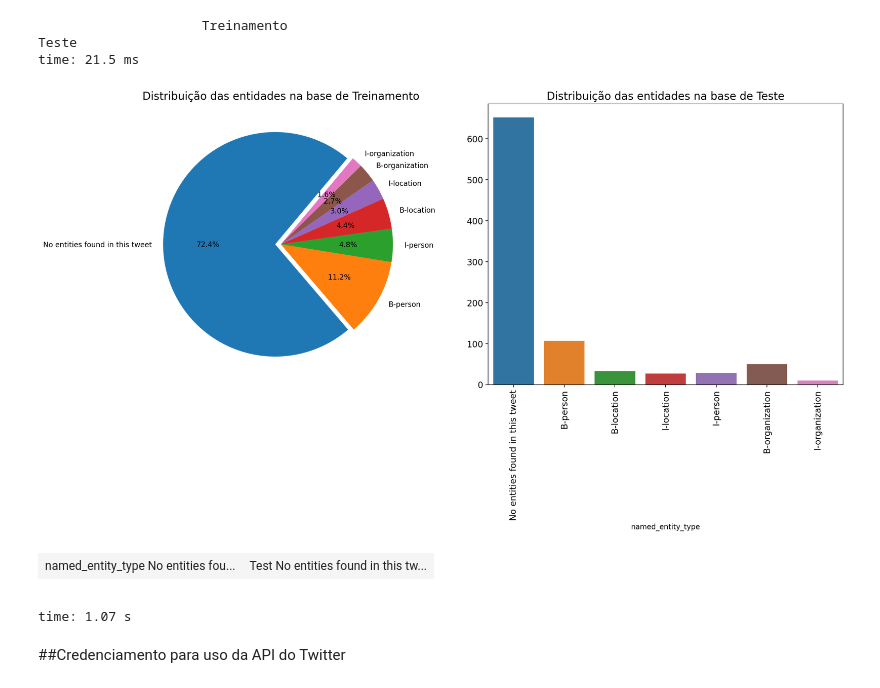
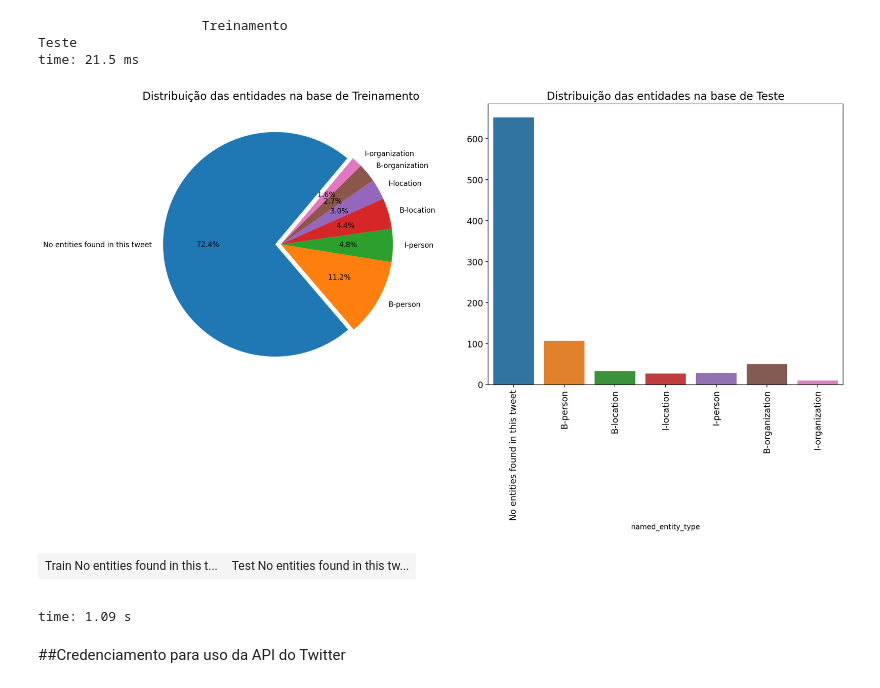
Before and after one commit to luisERH/NER_Twitter, a Jupyter notebook: Desafio_AEVO.ipynb, the cells around one changed output. Drawn from its saved outputs; the diff is of its cells as text; code cells hidden in the pictures.

```diff
--- a/Desafio_AEVO.ipynb
+++ b/Desafio_AEVO.ipynb
@@ -109,35 +109,35 @@ time: 21.5 ms
 # %%
 plt.rcParams['axes.edgecolor']='#000'
 plt.rcParams['axes.linewidth']=0.8
 plt.rcParams['xtick.color']='#000'
 plt.rcParams['ytick.color']='#000'
 
 
 fig, axes = plt.subplots(ncols=2, figsize=(15, 6), dpi=200)
 plt.tight_layout()
 proporcoes_train = df_train.named_entity_type.value_counts()
 labels_train = df_train.named_entity_type.unique()
 
 sns.countplot(x = 'named_entity_type',data= df_test, ax=axes[1])
 axes[0].pie(proporcoes_train.array, explode=(0.05, 0, 0, 0,0,0,0) , labels=labels_train, autopct='%1.1f%%', startangle=50)
 axes[0].set_ylabel('')
 axes[0].tick_params(axis='x', labelsize=12)
 axes[0].tick_params(axis='y', labelsize=12)
 axes[0].set_title('Distribuição das entidades na base de Treinamento', fontsize=15)
 
 
 axes[1].set_ylabel('')
 axes[1].tick_params(axis='x', labelsize=12,rotation=90)
 axes[1].tick_params(axis='y', labelsize=12)
 axes[1].set_title('Distribuição das entidades na base de Teste', fontsize=15)
 plt.show()
-multi_column_df_display([pd.DataFrame(df_train.named_entity_type.value_counts()).rename({'': 'Train'}, axis=1),
+multi_column_df_display([pd.DataFrame(df_train.named_entity_type.value_counts()).rename({'named_entity_type': 'Train'}, axis=1),
                          pd.DataFrame(df_test.named_entity_type.value_counts()).rename({'named_entity_type': 'Test'}, axis=1)])
 # %% [output]
 [figure]
-| named_entity_type No entities fou... | Test No entities found in this tw... |
+| Train No entities found in this t... | Test No entities found in this tw... |
 |  |  |
-time: 1.07 s
+time: 1.09 s
 # %% [markdown]
 ##Credenciamento para uso da API do Twitter
 # %%
```
